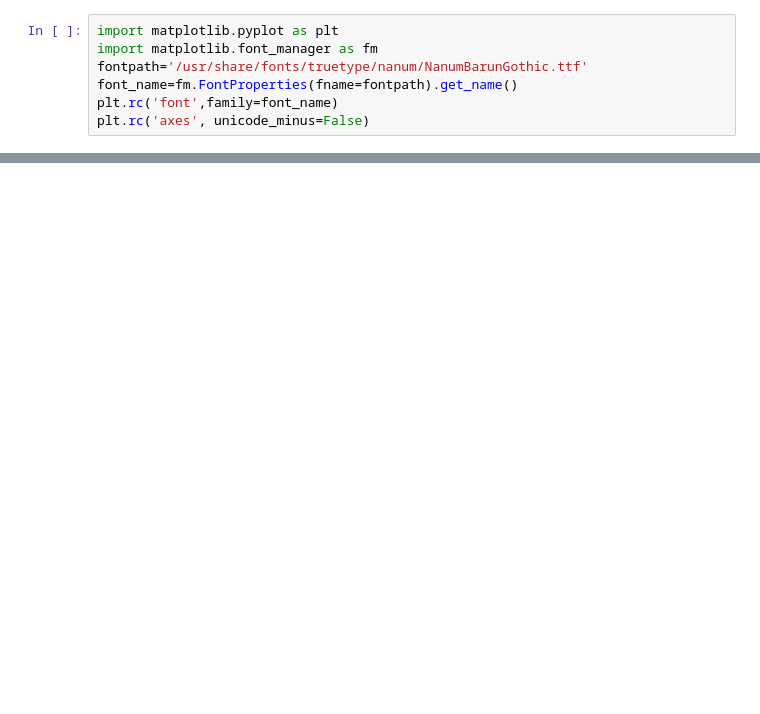
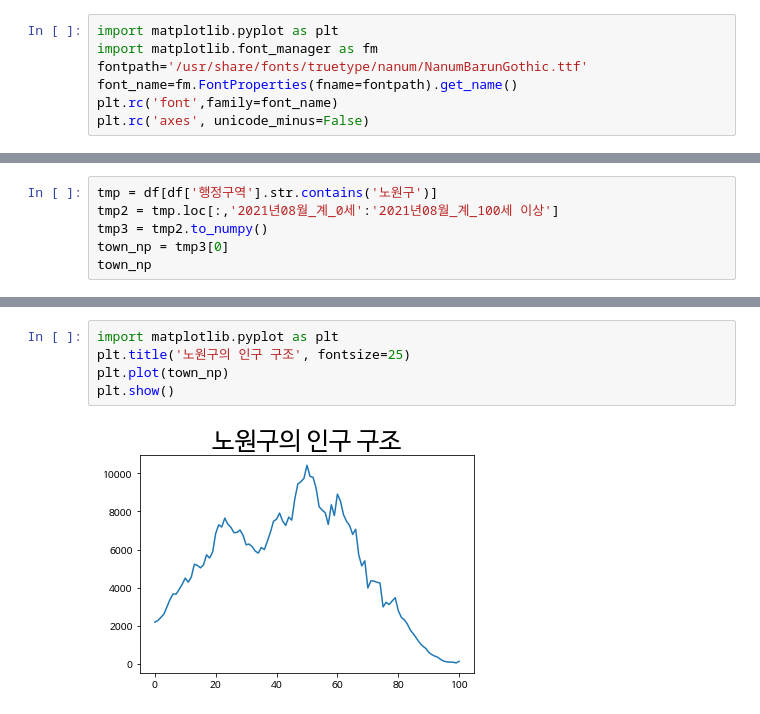
Before and after one commit to urous3814/Sorabol-SharingCamp, a Jupyter notebook: 09/13/Colab_3day.ipynb, the cells around one changed output, grey strips where cells are left out. Cells and saved outputs as stored; diff of their text form; blank space fills up the shorter version.

```diff
--- a/09/13/Colab_3day.ipynb
+++ b/09/13/Colab_3day.ipynb
@@ -73 +82,7 @@ df[df['행정구역'].str.contains('노원구')]
 1 rows × 310 columns
+# %%
+tmp = df[df['행정구역'].str.contains('노원구')]
+tmp2 = tmp.loc[:,'2021년08월_계_0세':'2021년08월_계_100세 이상']
+tmp3 = tmp2.to_numpy()
+town_np = tmp3[0]
+town_np
@@ -73,0 +102,7 @@ df[df['행정구역'].str.contains('노원구')]
+# %%
+import matplotlib.pyplot as plt
+plt.title('노원구의 인구 구조', fontsize=25)
+plt.plot(town_np)
+plt.show()
+# %% [output]
+[figure, added]
```
Also changed, not shown: parts of 15 cells of this notebook.
